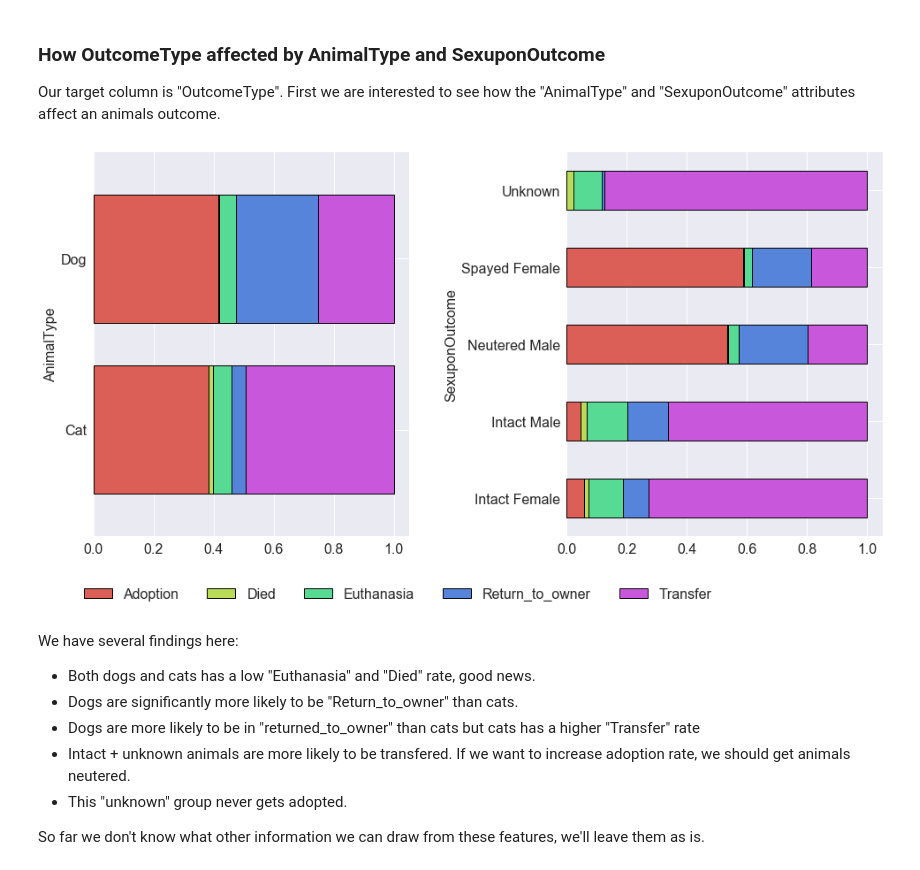
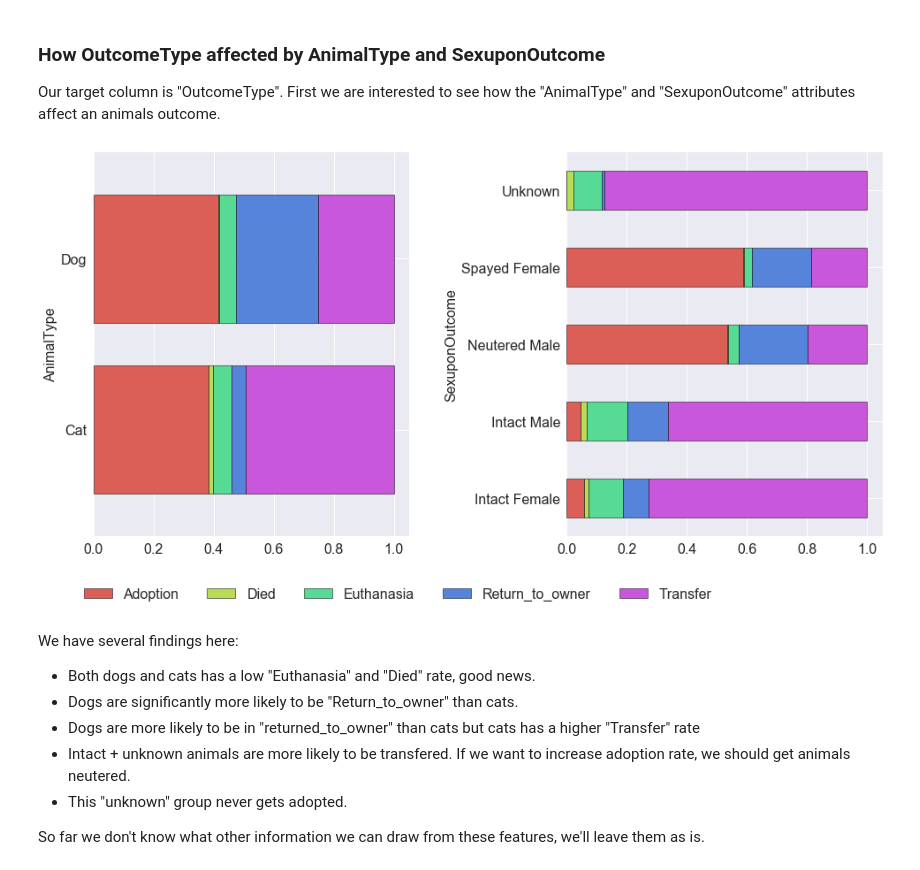
Before and after one commit to mspinelli/animal_shelter, a Jupyter notebook: DataExplore.ipynb, the cells around one changed output. Saved outputs shown, nothing was run; the diff lists cells and outputs as text; code cells hidden in the pictures.

```diff
--- a/DataExplore.ipynb
+++ b/DataExplore.ipynb
@@ -19,20 +19,20 @@ Our target column is "OutcomeType". First we are interested to see how the "Anim
 # %%
 f, axs = plt.subplots(ncols=2)
 
 axs[0].yaxis.label.set_size(16)
 axs[1].yaxis.label.set_size(16)
 
 f.set_size_inches(16, 8)
 plt.subplots_adjust(wspace=.5)
 
 df1 = animals.groupby("AnimalType").OutcomeType.value_counts(normalize=True).unstack()
-df1.plot(kind="barh", stacked=True, ax=axs[0], width = 0.75, fontsize=16, edgecolor='k', linewidth=1).legend(
+df1.plot(kind="barh", stacked=True, ax=axs[0], width = 0.75, fontsize=16, edgecolor='k', linewidth=0.5).legend(
     fontsize=16, ncol=5, bbox_to_anchor=(2, -.1))
 
 df2 = animals.groupby("SexuponOutcome").OutcomeType.value_counts(normalize=True).unstack()
-df2.plot(kind="barh", stacked=True, ax=axs[1], fontsize=16, edgecolor='k', linewidth=1, legend=False);
+df2.plot(kind="barh", stacked=True, ax=axs[1], fontsize=16, edgecolor='k', linewidth=0.5, legend=False);
 # %% [output]
-[figure, old version]
+[figure, new version]
 # %% [markdown]
 We have several findings here:
 * Both dogs and cats has a low "Euthanasia" and "Died" rate, good news.
```
Also changed, not shown: parts of 9 cells of this notebook.
